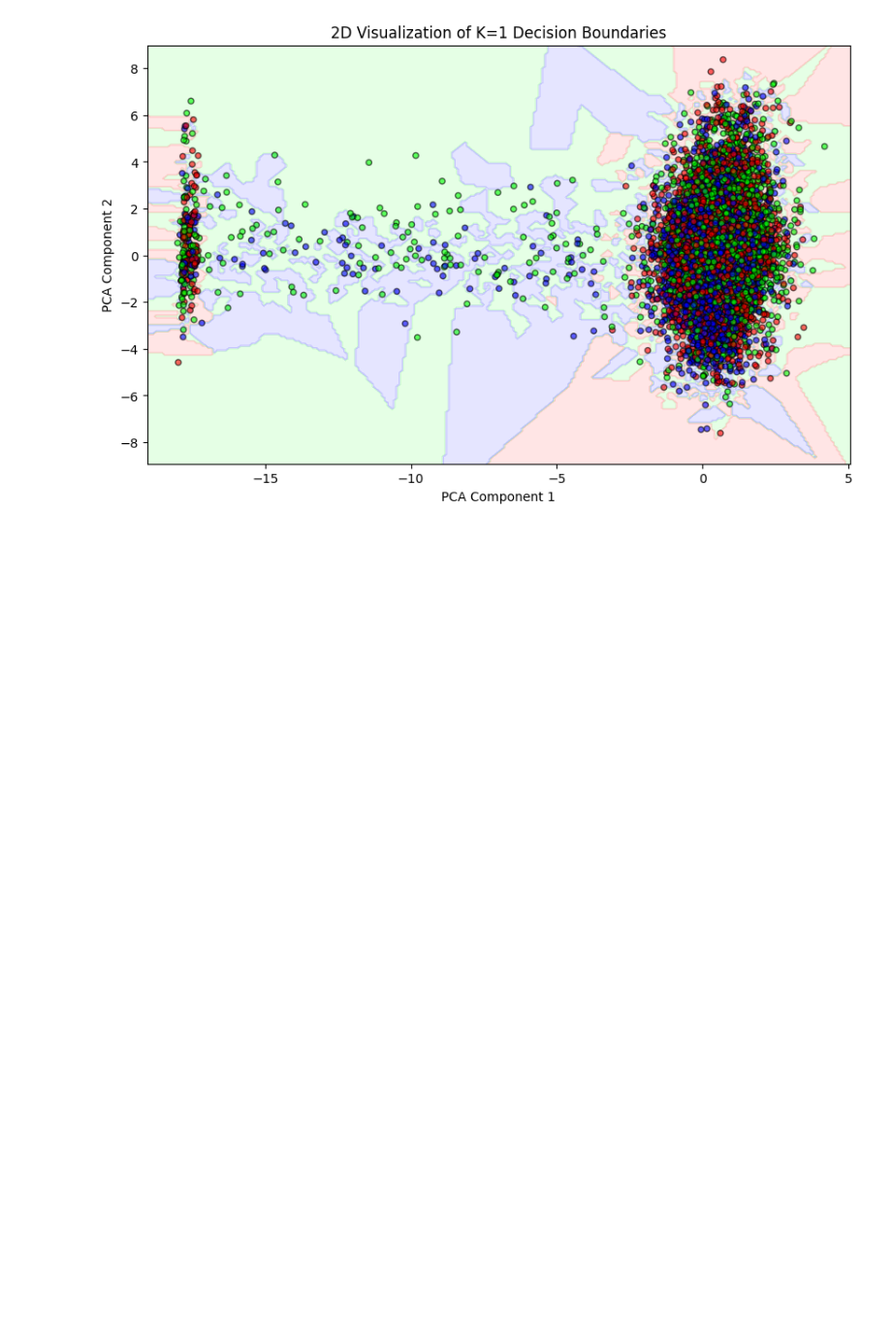
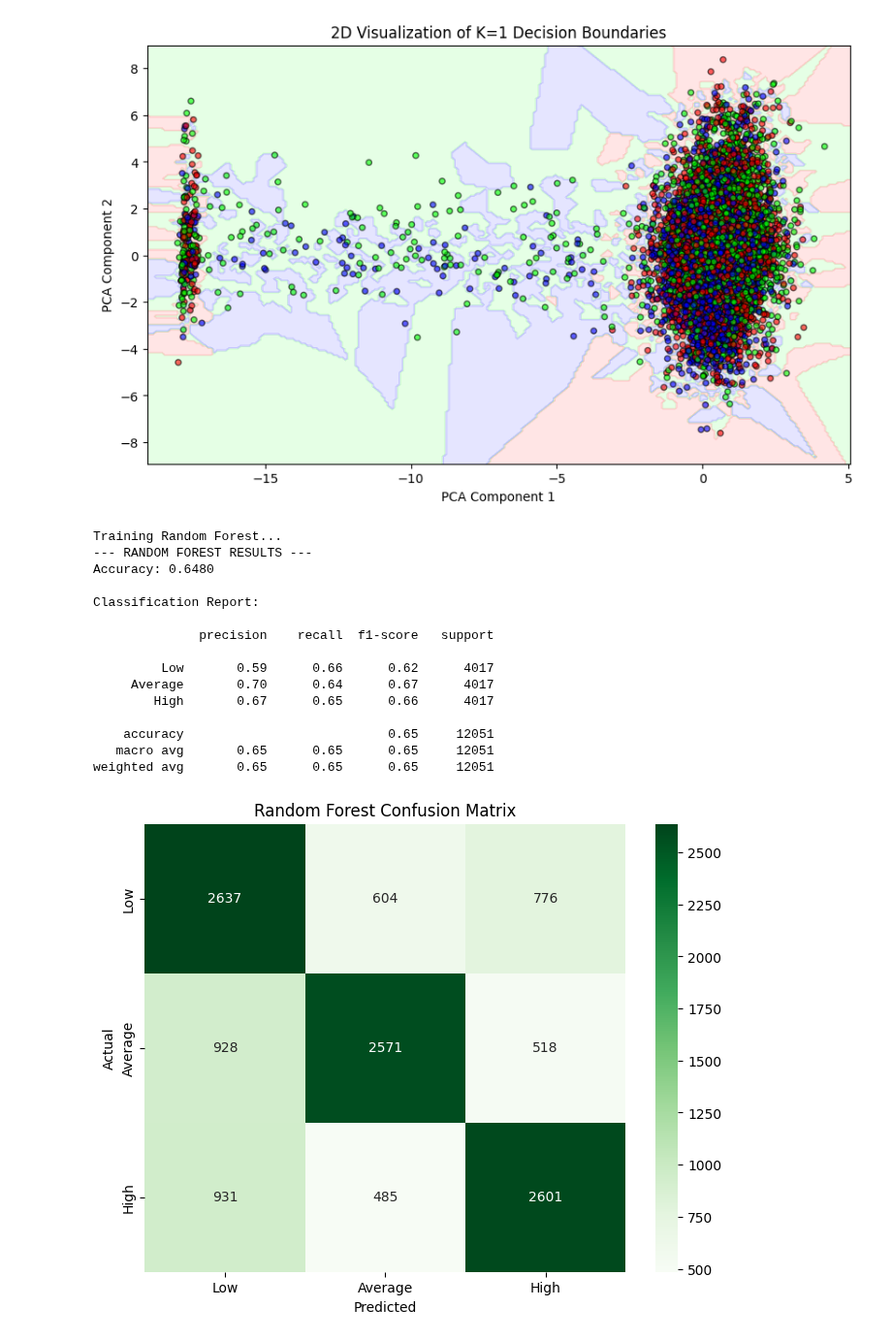
Before and after one commit to madwirblet/CIS4930-Final-Project, a Jupyter notebook: final.ipynb, the cells around one changed output. Shown at 97% size. Saved outputs shown, nothing was run; the diff lists cells and outputs as text; code cells hidden in the pictures; blank space fills up the shorter version.

Commit message:
tuned models slightly

```diff
--- a/final.ipynb
+++ b/final.ipynb
@@ -605,3 +574,53 @@ plt.ylabel("PCA Component 2")
 plt.show()
 # %% [output]
 [figure]
+# %%
+from sklearn.ensemble import RandomForestClassifier
+from sklearn.metrics import classification_report, confusion_matrix, accuracy_score
+import seaborn as sns
+import matplotlib.pyplot as plt
+
+# 1. Define the Model
+# n_estimators=100 means we use 100 different trees and vote on the result
+# n_jobs=-1 uses all your CPU cores to run faster
+rf_model = RandomForestClassifier(n_estimators=100, random_state=42, n_jobs=-1)
+
+# 2. Fit (Training)
+print("Training Random Forest...")
+rf_model.fit(X_train_scaled, y_train.values.ravel())
+
+# 3. Predict
+y_pred_rf = rf_model.predict(X_test_scaled)
+
+# 4. Evaluation
+print("--- RANDOM FOREST RESULTS ---")
+acc = accuracy_score(y_test.values.ravel(), y_pred_rf)
+print(f"Accuracy: {acc:.4f}")
+print("\nClassification Report:\n")
+print(classification_report(y_test.values.ravel(), y_pred_rf, target_names=["Low", "Average", "High"]))
+
+# 5. Confusion Matrix
+cm = confusion_matrix(y_test.values.ravel(), y_pred_rf)
+plt.figure(figsize=(8, 6))
+sns.heatmap(cm, annot=True, fmt='d', cmap='Greens', xticklabels=["Low", "Average", "High"], yticklabels=["Low", "Average", "High"])
+plt.xlabel("Predicted")
+plt.ylabel("Actual")
+plt.title("Random Forest Confusion Matrix")
+plt.show()
+# %% [output]
+Training Random Forest...
+--- RANDOM FOREST RESULTS ---
+Accuracy: 0.6480
+
+Classification Report:
+
+              precision    recall  f1-score   support
+
+         Low       0.59      0.66      0.62      4017
+     Average       0.70      0.64      0.67      4017
+        High       0.67      0.65      0.66      4017
+
+    accuracy                           0.65     12051
+   macro avg       0.65      0.65      0.65     12051
+weighted avg       0.65      0.65      0.65     12051
+[figure, added]
```
Also changed, not shown: parts of 5 cells of this notebook.
